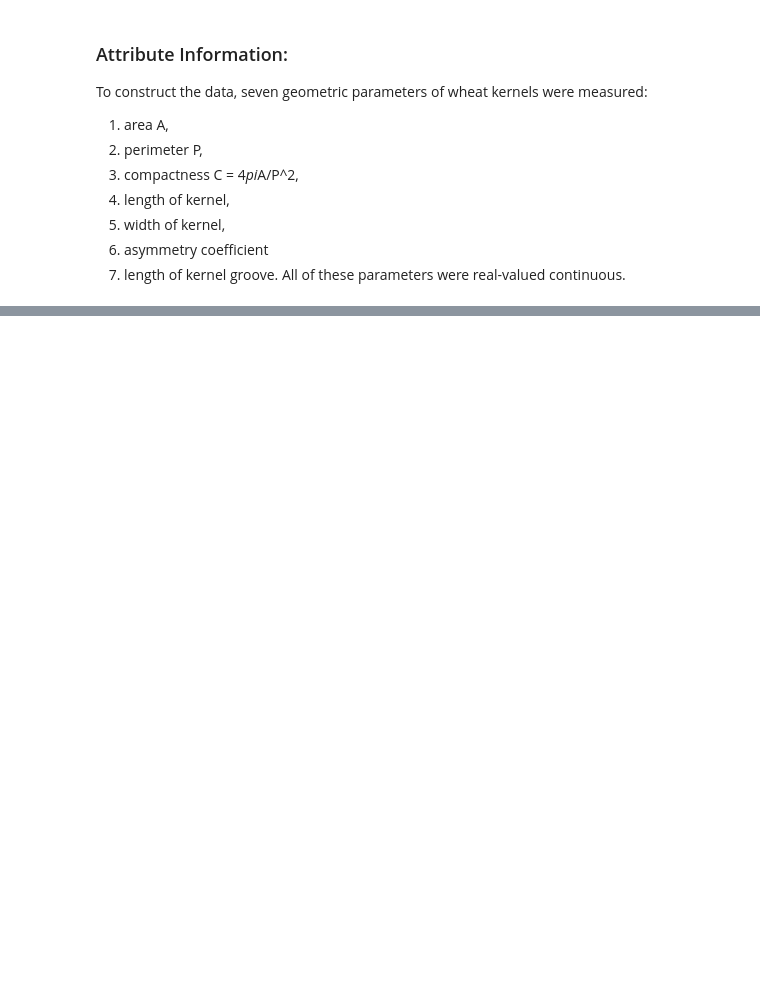
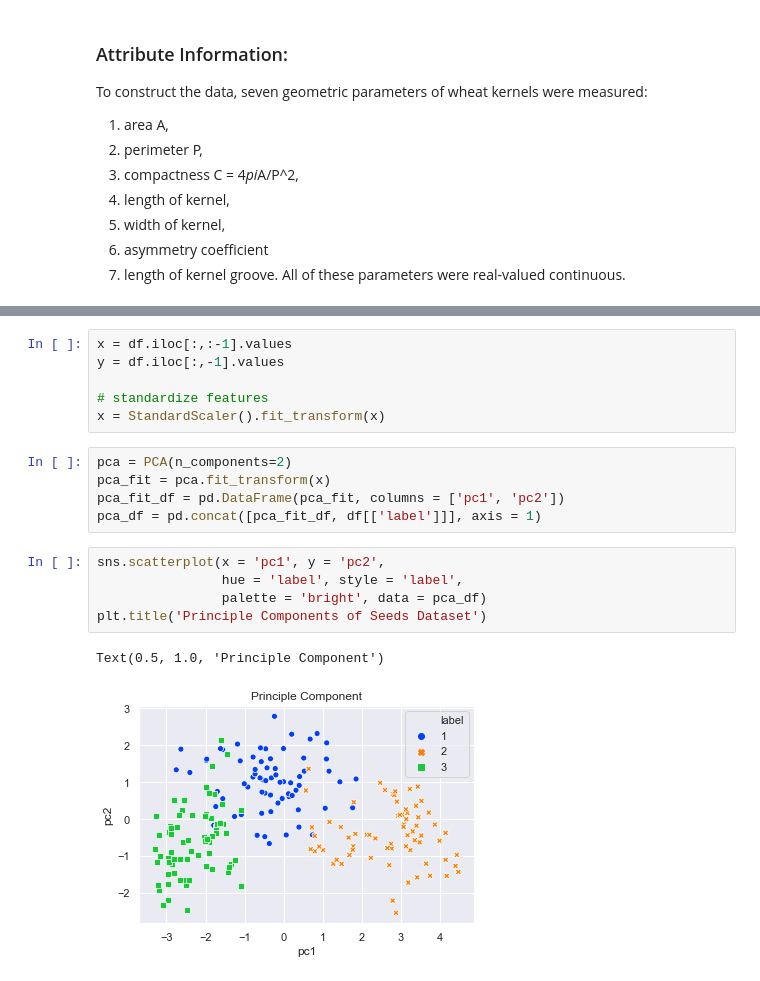
Before and after one commit to christinalchang/ucdavis-sta160, a Jupyter notebook: seeds.ipynb, the cells around one changed output, grey strips where cells are left out. Cells and saved outputs as stored; diff of their text form; blank space fills up the shorter version.

Commit message:
Add PCA plot.

```diff
--- a/seeds.ipynb
+++ b/seeds.ipynb
@@ -38,0 +49,19 @@ df
+# %%
+x = df.iloc[:,:-1].values
+y = df.iloc[:,-1].values
+
+# standardize features
+x = StandardScaler().fit_transform(x)
+# %%
+pca = PCA(n_components=2)
+pca_fit = pca.fit_transform(x)
+pca_fit_df = pd.DataFrame(pca_fit, columns = ['pc1', 'pc2'])
+pca_df = pd.concat([pca_fit_df, df[['label']]], axis = 1)
+# %%
+sns.scatterplot(x = 'pc1', y = 'pc2',
+                hue = 'label', style = 'label',
+                palette = 'bright', data = pca_df)
+plt.title('Principle Components of Seeds Dataset')
+# %% [output]
+Text(0.5, 1.0, 'Principle Component')
+[figure, added]
```
Also changed, not shown: parts of 5 cells of this notebook.
